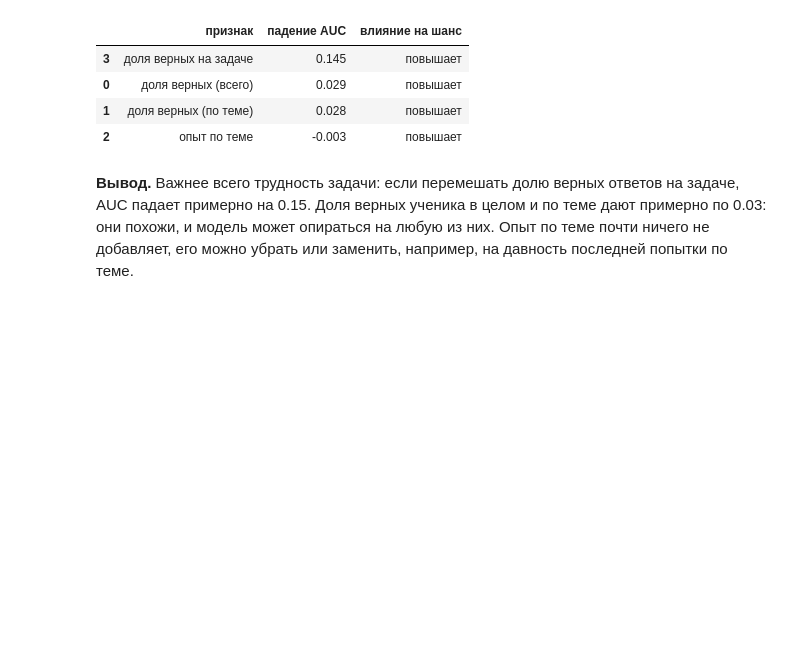
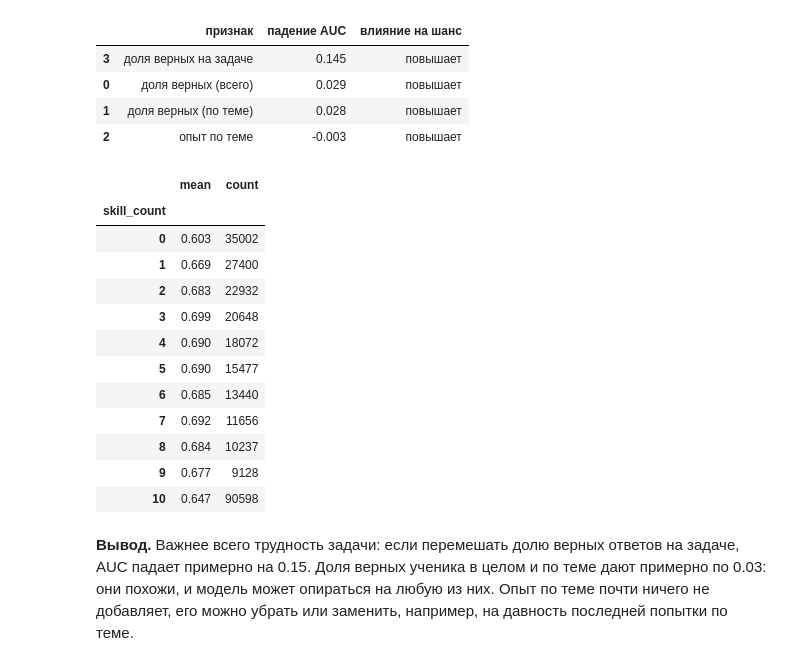
Before and after one commit to polinkabaranova/recsys-tutor, a Jupyter notebook: recsys_tutor.ipynb, the cells around one changed output. Cells and saved outputs as stored; diff of their text form; code cells hidden in the pictures; blank space fills up the shorter version.

```diff
--- a/recsys_tutor.ipynb
+++ b/recsys_tutor.ipynb
@@ -310,5 +310,23 @@ importance
 | 0 | доля верных (всего) | 0.029 | повышает |
 | 1 | доля верных (по теме) | 0.028 | повышает |
 | 2 | опыт по теме | -0.003 | повышает |
+# %%
+# доля верных ответов в зависимости от того, сколько задач по теме ученик уже решил
+# (10 и больше объединяем в одну группу)
+data.groupby(data["skill_count"].clip(upper=10))["correct"].agg(["mean", "count"]).round(3)
+# %% [output]
+|  | mean | count |
+| skill_count |  |  |
+| 0 | 0.603 | 35002 |
+| 1 | 0.669 | 27400 |
+| 2 | 0.683 | 22932 |
+| 3 | 0.699 | 20648 |
+| 4 | 0.690 | 18072 |
+| 5 | 0.690 | 15477 |
+| 6 | 0.685 | 13440 |
+| 7 | 0.692 | 11656 |
+| 8 | 0.684 | 10237 |
+| 9 | 0.677 | 9128 |
+| 10 | 0.647 | 90598 |
 # %% [markdown]
 **Вывод.** Важнее всего трудность задачи: если перемешать долю верных ответов на задаче, AUC падает примерно на 0.15. Доля верных ученика в целом и по теме дают примерно по 0.03: они похожи, и модель может опираться на любую из них. Опыт по теме почти ничего не добавляет, его можно убрать или заменить, например, на давность последней попытки по теме.
```
Also changed, not shown: parts of 7 cells of this notebook.
